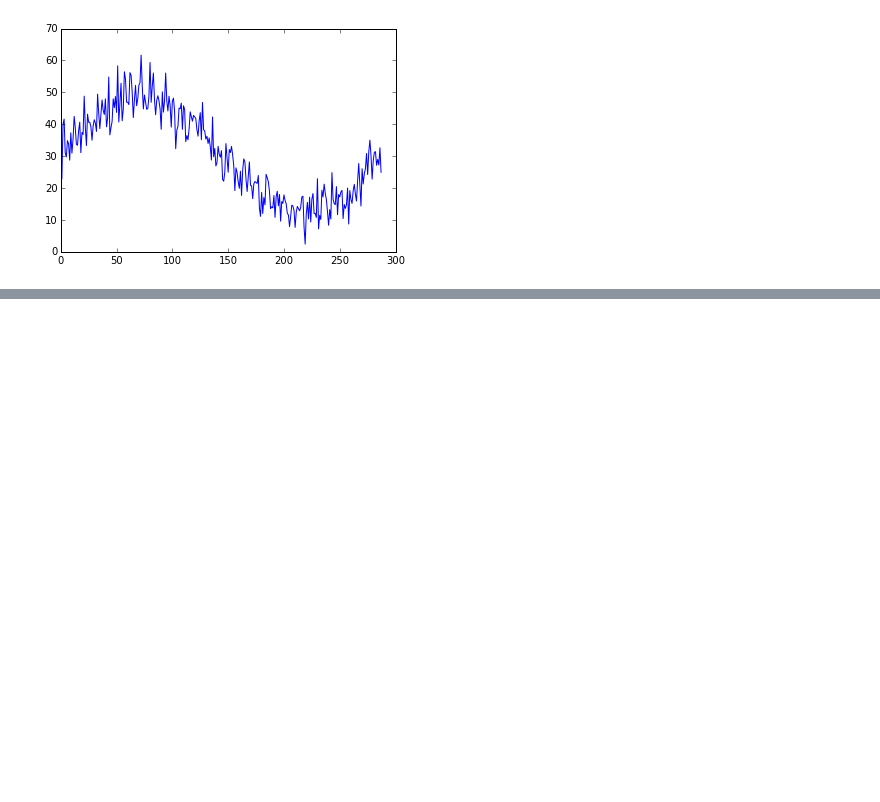
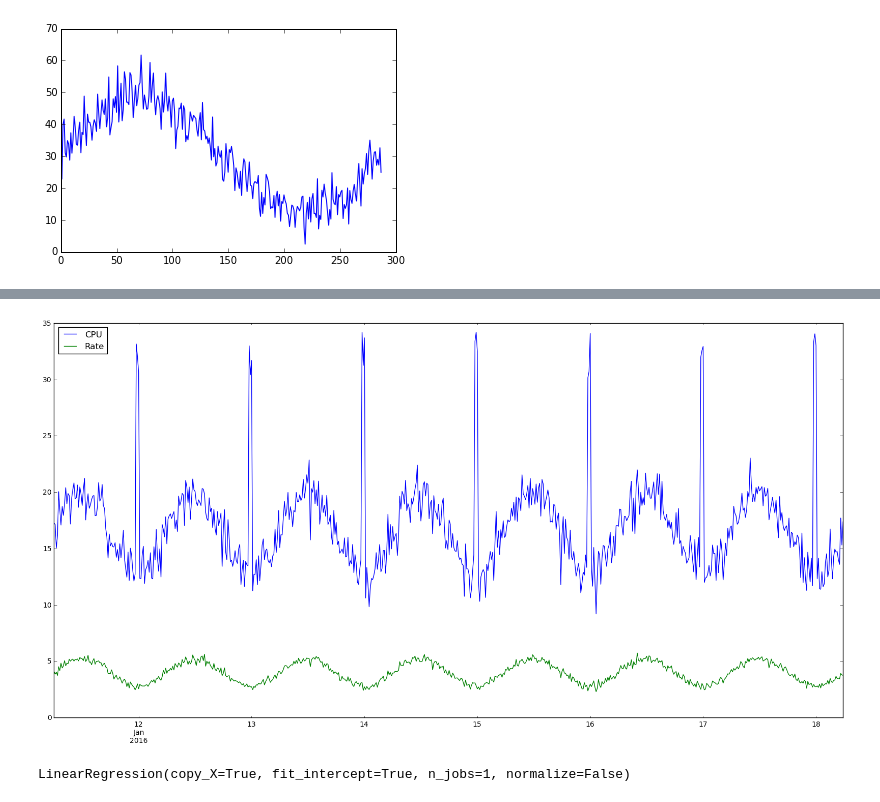
Before and after one commit to bartdevylder/bikecity-tutorial, a Jupyter notebook: Data generation.ipynb, the cells around one changed output, grey strips where cells are left out. Cells and saved outputs as stored; diff of their text form; code cells hidden in the pictures; blank space fills up the shorter version.

```diff
--- a/Data generation.ipynb
+++ b/Data generation.ipynb
@@ -46,0 +91,7 @@ df.to_csv("data/request_rate_vs_CPU.csv")
+# %%
+df_chall = pd.DataFrame.from_dict({"Rate" : rate, "CPU" : cpu})
+df_chall.index = pd.date_range('1/11/2016 06:00', periods=N, freq='15T')
+df_chall.plot(figsize=(20,10))
+df_chall.to_csv("source/1/data/rate_cpu.csv")
+# %% [output]
+[figure, added]
@@ -46,0 +101,4 @@ df.to_csv("data/request_rate_vs_CPU.csv")
+# %%
+simple_lin_model.fit(np.reshape(rate,(-1,1)),cpu)
+# %% [output]
+LinearRegression(copy_X=True, fit_intercept=True, n_jobs=1, normalize=False)
```
Also changed, not shown: parts of 13 cells of this notebook, 5 other files.
